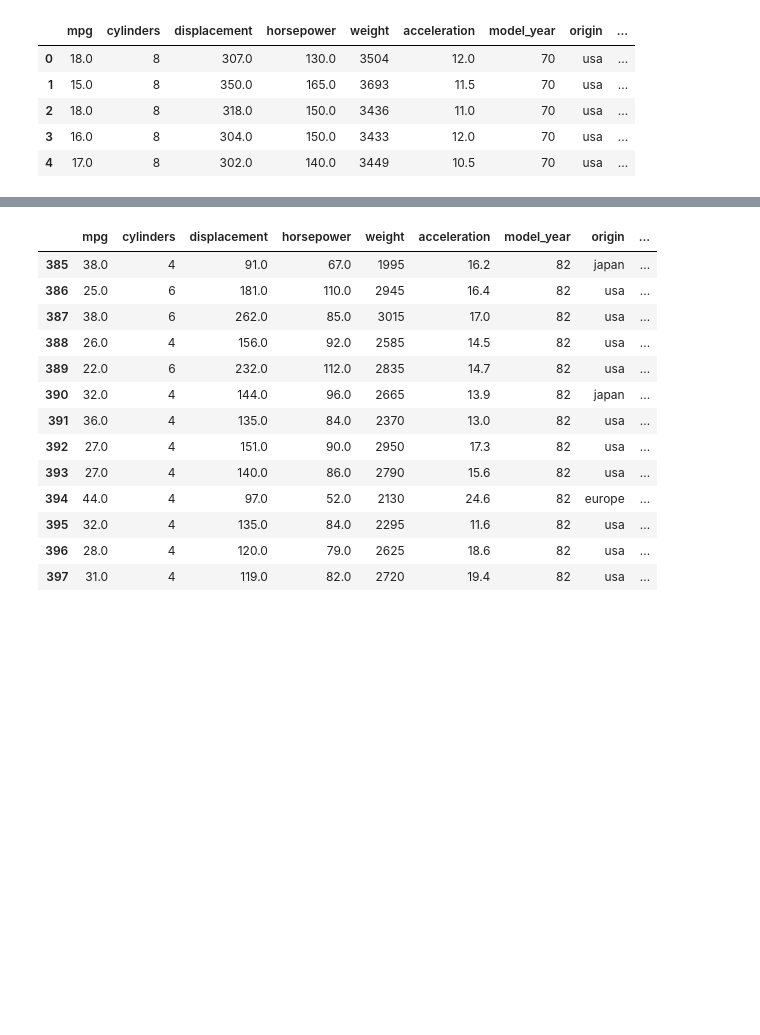
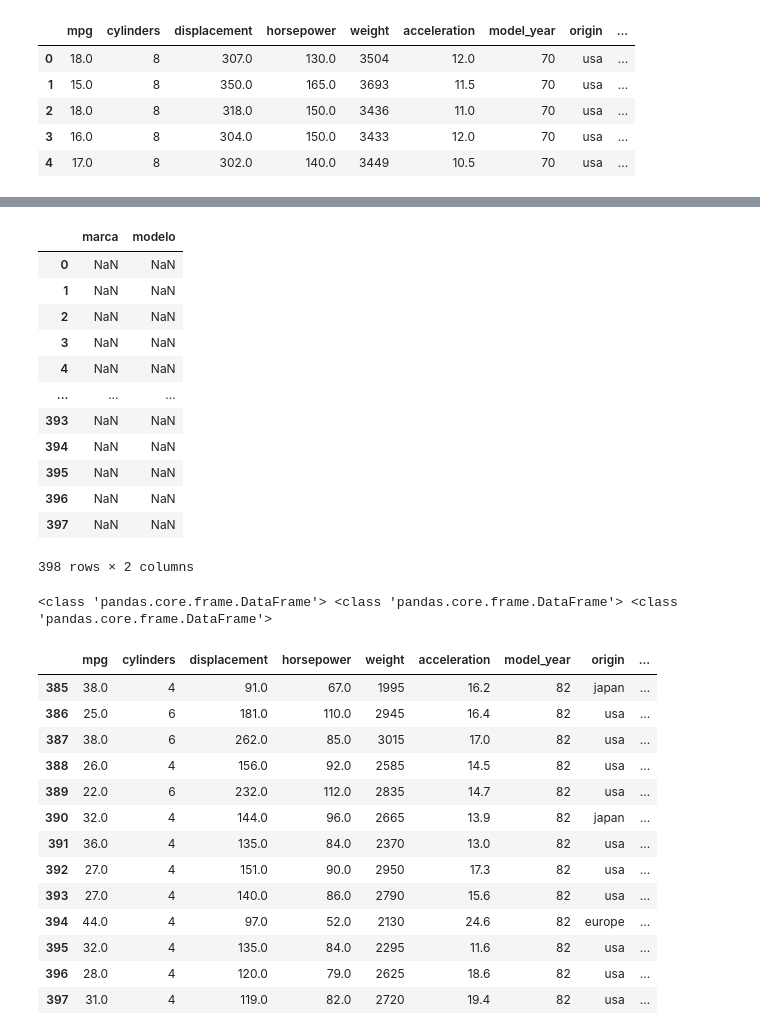
Before and after one commit to WatanabeGabriel/TFMC_test, a Jupyter notebook: GW_DESAFIO_I.ipynb, the cells around one changed output, grey strips where cells are left out. Cells and saved outputs as stored; diff of their text form; code cells hidden in the pictures; blank space fills up the shorter version.

```diff
--- a/GW_DESAFIO_I.ipynb
+++ b/GW_DESAFIO_I.ipynb
@@ -160,3 +187,24 @@ data.head(5)
+# %%
+data2 = pd.DataFrame(data1, columns=["marca","modelo"])
+data2
+# %% [output]
+|  | marca | modelo |
+| 0 | NaN | NaN |
+| 1 | NaN | NaN |
+| 2 | NaN | NaN |
+| 3 | NaN | NaN |
+| 4 | NaN | NaN |
+| ... | ... | ... |
+| 393 | NaN | NaN |
+| 394 | NaN | NaN |
+| 395 | NaN | NaN |
+| 396 | NaN | NaN |
+| 397 | NaN | NaN |
+398 rows × 2 columns
+# %%
+print(type (data),type(data1), type(data2))
+# %% [output]
+<class 'pandas.core.frame.DataFrame'> <class 'pandas.core.frame.DataFrame'> <class 'pandas.core.frame.DataFrame'>
 # %%
 data.iloc[385:400]
 # %% [output]
```
Also changed, not shown: parts of 2 cells of this notebook.
